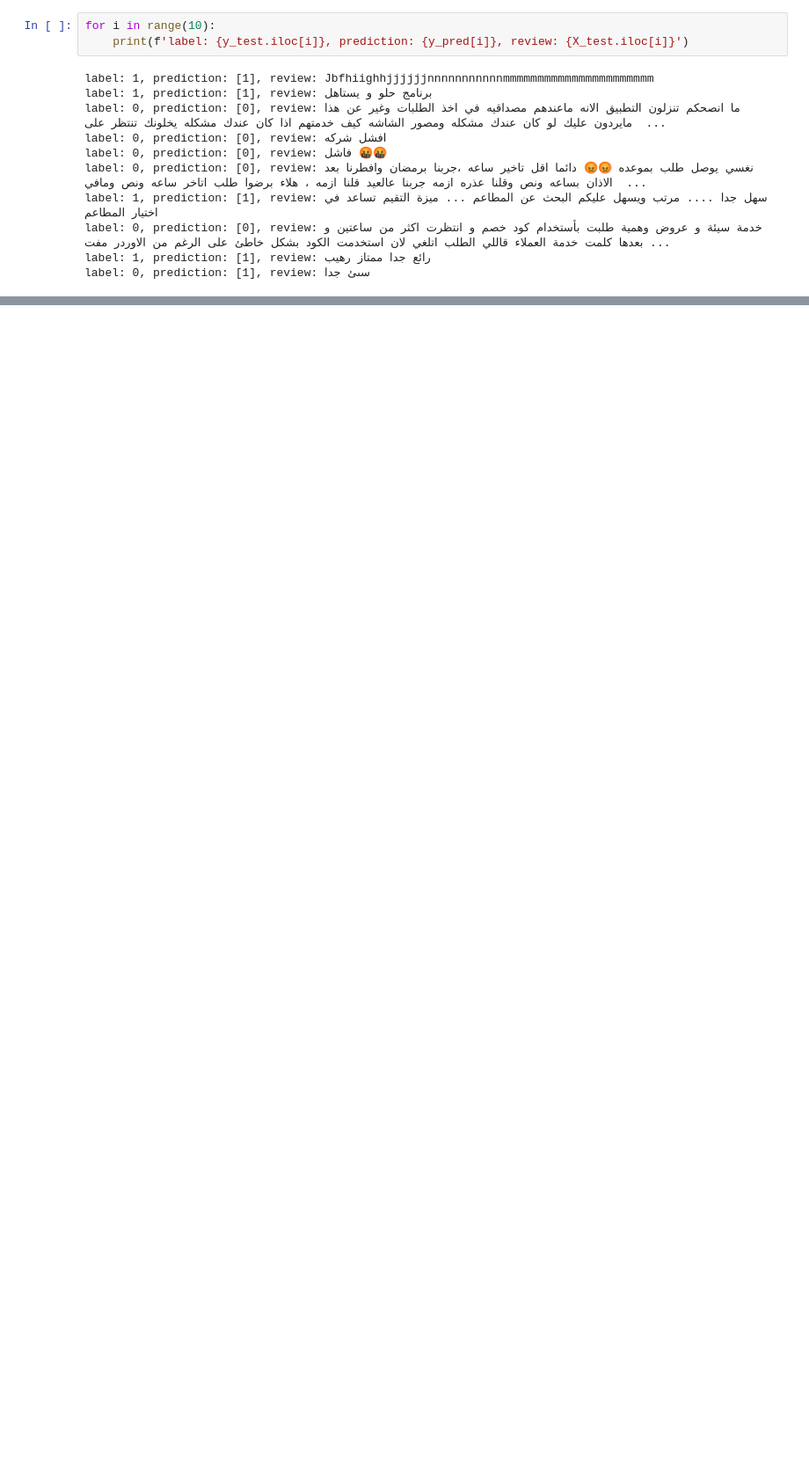
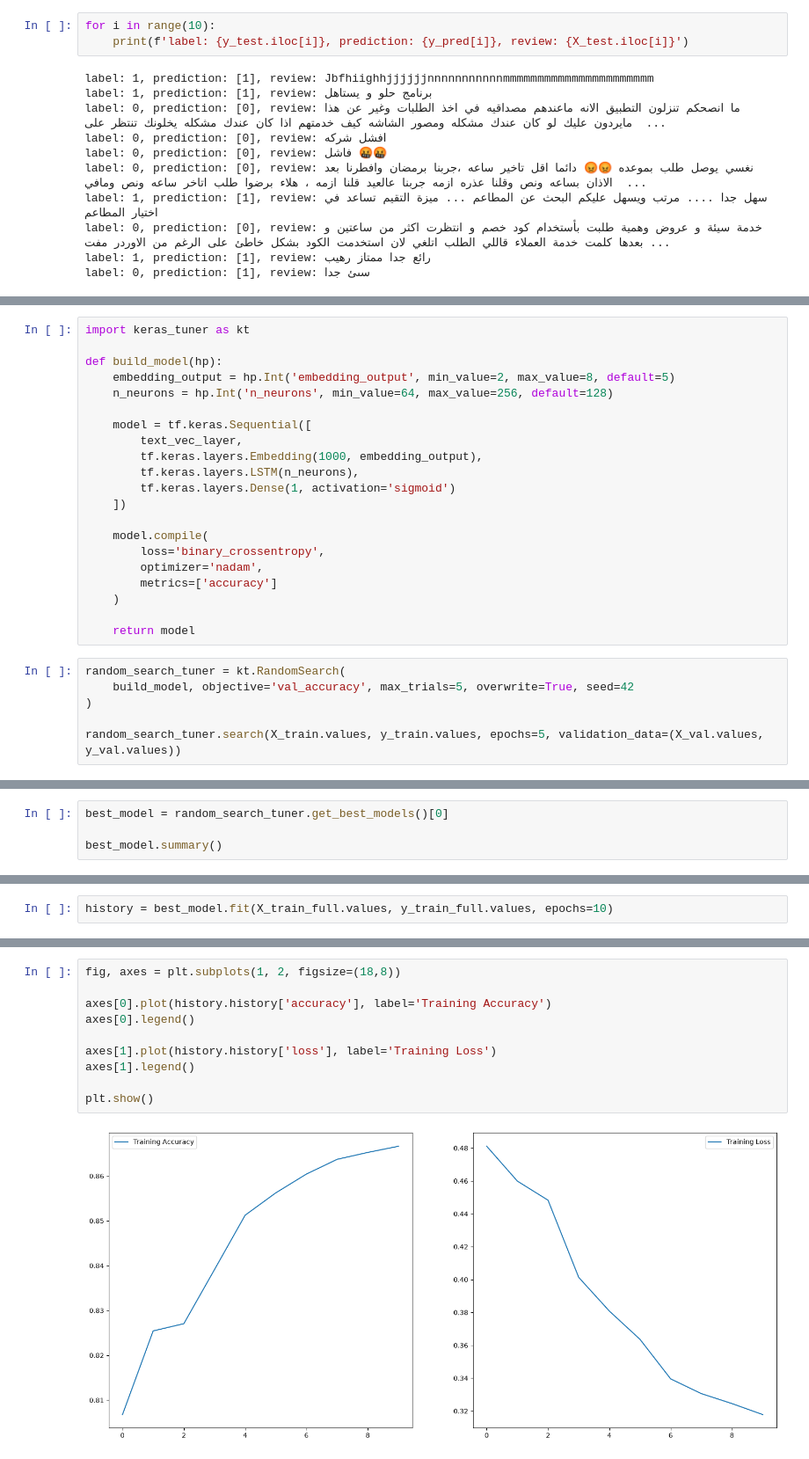
Before and after one commit to Sam50x/arabic-reviews-sentiment-classifier, a Jupyter notebook: classifier.ipynb, the cells around one changed output, grey strips where cells are left out. Shown at 88% size. Saved outputs shown, nothing was run; the diff lists cells and outputs as text; blank space fills up the shorter version.

Commit message:
model fine tuning

```diff
--- a/classifier.ipynb
+++ b/classifier.ipynb
@@ -261,0 +232,27 @@ label: 0, prediction: [1], review: سىئ جدا
+# %%
+import keras_tuner as kt
+
+def build_model(hp):
+    embedding_output = hp.Int('embedding_output', min_value=2, max_value=8, default=5)
+    n_neurons = hp.Int('n_neurons', min_value=64, max_value=256, default=128)
+
+    model = tf.keras.Sequential([
+        text_vec_layer,
+        tf.keras.layers.Embedding(1000, embedding_output),
+        tf.keras.layers.LSTM(n_neurons),
+        tf.keras.layers.Dense(1, activation='sigmoid')
+    ])
+
+    model.compile(
+        loss='binary_crossentropy',
+        optimizer='nadam',
+        metrics=['accuracy']
+    )
+
+    return model
+# %%
+random_search_tuner = kt.RandomSearch(
+    build_model, objective='val_accuracy', max_trials=5, overwrite=True, seed=42
+)
+
+random_search_tuner.search(X_train.values, y_train.values, epochs=5, validation_data=(X_val.values, y_val.values))
@@ -261,0 +265,4 @@ label: 0, prediction: [1], review: سىئ جدا
+# %%
+best_model = random_search_tuner.get_best_models()[0]
+
+best_model.summary()
@@ -261,0 +286,2 @@ label: 0, prediction: [1], review: سىئ جدا
+# %%
+history = best_model.fit(X_train_full.values, y_train_full.values, epochs=10)
@@ -261,0 +309,12 @@ label: 0, prediction: [1], review: سىئ جدا
+# %%
+fig, axes = plt.subplots(1, 2, figsize=(18,8))
+
+axes[0].plot(history.history['accuracy'], label='Training Accuracy')
+axes[0].legend()
+
+axes[1].plot(history.history['loss'], label='Training Loss')
+axes[1].legend()
+
+plt.show()
+# %% [output]
+[figure, added]
```
Also changed, not shown: parts of 14 cells of this notebook.
